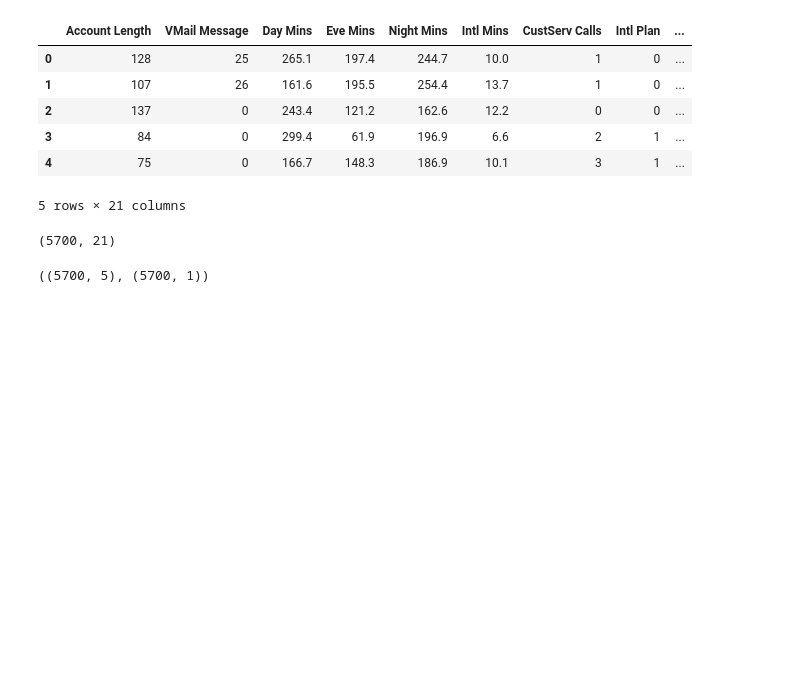
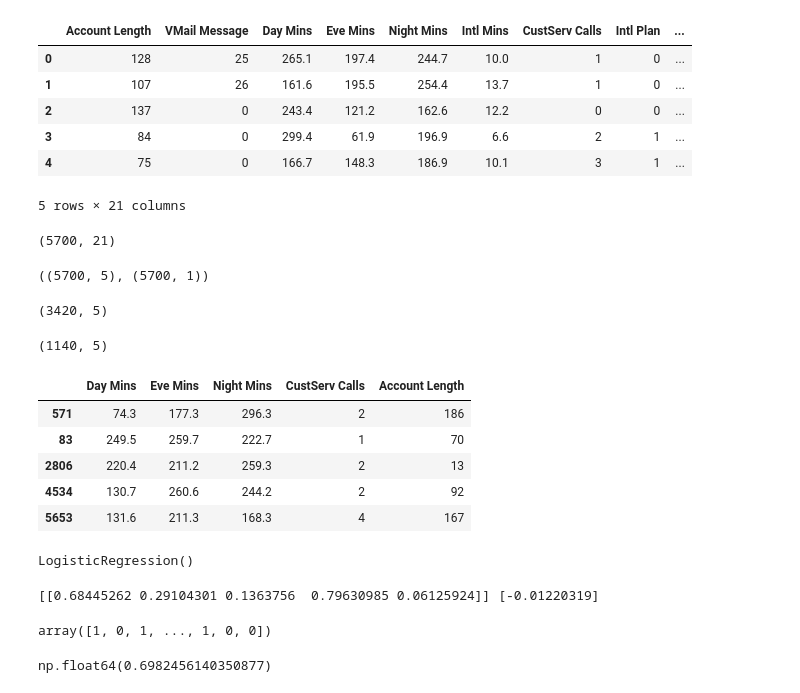
Before and after one commit to Himanshu-Kumar-123/Logistic-Regression, a Jupyter notebook: logistic_regression.ipynb, the cells around one changed output. Drawn from its saved outputs; the diff is of its cells as text; code cells hidden in the pictures; blank space fills up the shorter version.

```diff
--- a/logistic_regression.ipynb
+++ b/logistic_regression.ipynb
@@ -72,3 +75,25 @@ X = df[cols]
 X.shape, y.shape
 # %% [output]
 ((5700, 5), (5700, 1))
+# %%
+from sklearn.model_selection import train_test_split
+
+X_tr_cv, X_test, y_tr_cv, y_test = train_test_split(X, y, test_size=0.2, random_state=1)
+X_train, X_val, y_train, y_val = train_test_split(X_tr_cv, y_tr_cv, test_size=0.25,random_state=1)
+
+X_train.shape
+# %% [output]
+(3420, 5)
+# %%
+X_val.shape
+# %% [output]
+(1140, 5)
+# %%
+X_train.head()
+# %% [output]
+|  | Day Mins | Eve Mins | Night Mins | CustServ Calls | Account Length |
+| 571 | 74.3 | 177.3 | 296.3 | 2 | 186 |
+| 83 | 249.5 | 259.7 | 222.7 | 1 | 70 |
+| 2806 | 220.4 | 211.2 | 259.3 | 2 | 13 |
+| 4534 | 130.7 | 260.6 | 244.2 | 2 | 92 |
+| 5653 | 131.6 | 211.3 | 168.3 | 4 | 167 |
@@ -74,0 +108,22 @@ X.shape, y.shape
+# %%
+from sklearn.linear_model import LogisticRegression
+
+model = LogisticRegression()
+model.fit(X_train, y_train)
+# %% [output]
+LogisticRegression()
+# %%
+print(model.coef_, model.intercept_)
+# %% [output]
+[[0.68445262 0.29104301 0.1363756  0.79630985 0.06125924]] [-0.01220319]
+# %%
+y_val_pred = model.predict(X_val)
+y_val_pred
+# %% [output]
+array([1, 0, 1, ..., 1, 0, 0])
+# %%
+# Model Accuracy => Manual way
+y_val_pred = y_val_pred.reshape(-1, 1)
+np.mean(y_val == y_val_pred)
+# %% [output]
+np.float64(0.6982456140350877)
```
Also changed, not shown: parts of 8 cells of this notebook.
